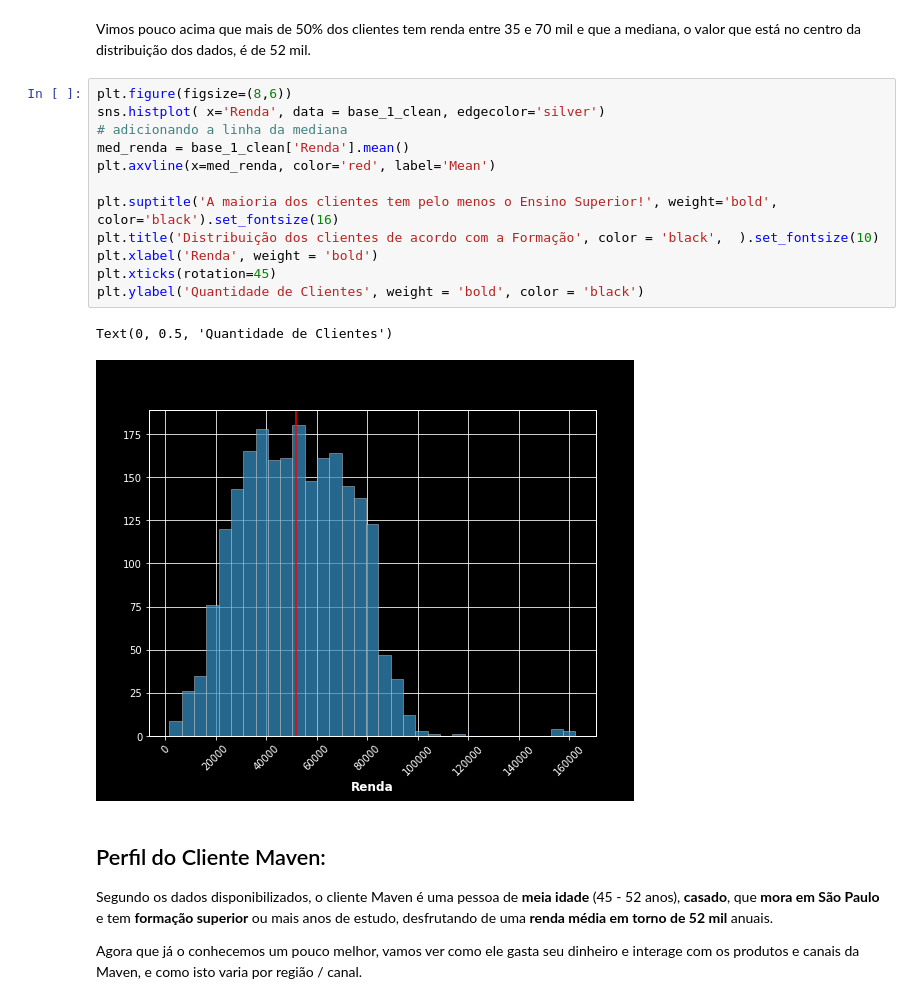
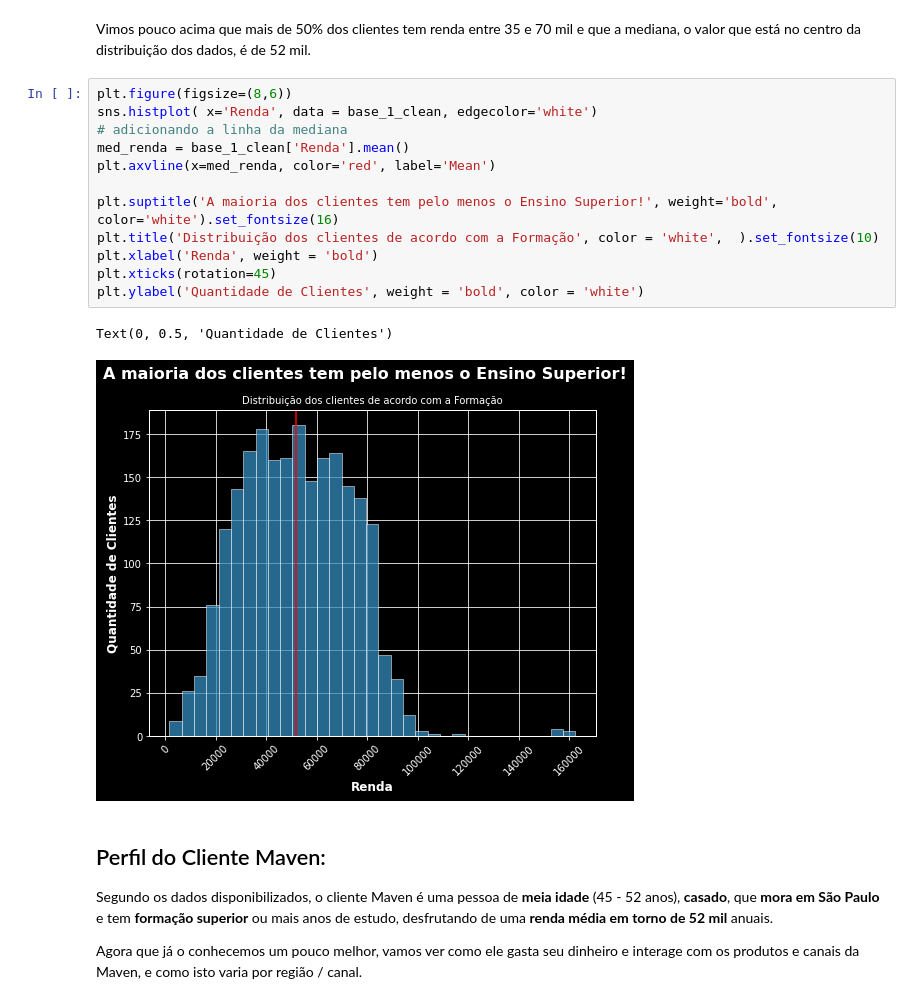
Before and after one commit to MarcioMot4/Maven-Marketing-Analysis-Custommer-Segmentation, a Jupyter notebook: Analise_Clientes_Maven_Marketing.ipynb, the cells around one changed output. Cells and saved outputs as stored; diff of their text form.

```diff
--- a/Analise_Clientes_Maven_Marketing.ipynb
+++ b/Analise_Clientes_Maven_Marketing.ipynb
@@ -1209,19 +1211,19 @@ Name: Localizacao, dtype: float64
 Vimos pouco acima que mais de 50% dos clientes tem renda entre 35 e 70 mil e que a mediana, o valor que está no centro da distribuição dos dados, é de 52 mil.
 # %%
 plt.figure(figsize=(8,6))
-sns.histplot( x='Renda', data = base_1_clean, edgecolor='silver')
+sns.histplot( x='Renda', data = base_1_clean, edgecolor='white')
 # adicionando a linha da mediana
 med_renda = base_1_clean['Renda'].mean()
 plt.axvline(x=med_renda, color='red', label='Mean')
 
-plt.suptitle('A maioria dos clientes tem pelo menos o Ensino Superior!', weight='bold', color='black').set_fontsize(16)
-plt.title('Distribuição dos clientes de acordo com a Formação', color = 'black',  ).set_fontsize(10)
+plt.suptitle('A maioria dos clientes tem pelo menos o Ensino Superior!', weight='bold', color='white').set_fontsize(16)
+plt.title('Distribuição dos clientes de acordo com a Formação', color = 'white',  ).set_fontsize(10)
 plt.xlabel('Renda', weight = 'bold')
 plt.xticks(rotation=45)
-plt.ylabel('Quantidade de Clientes', weight = 'bold', color = 'black')
+plt.ylabel('Quantidade de Clientes', weight = 'bold', color = 'white')
 # %% [output]
 Text(0, 0.5, 'Quantidade de Clientes')
-[figure, old version]
+[figure, new version]
 # %% [markdown]
 ## Perfil do Cliente Maven:
 Segundo os dados disponibilizados, o cliente Maven é uma pessoa de **meia idade** (45 - 52 anos), **casado**, que **mora em São Paulo** e tem **formação superior** ou mais anos de estudo, desfrutando de uma **renda média em torno de 52 mil** anuais.
```
Also changed, not shown: parts of 46 cells of this notebook.
